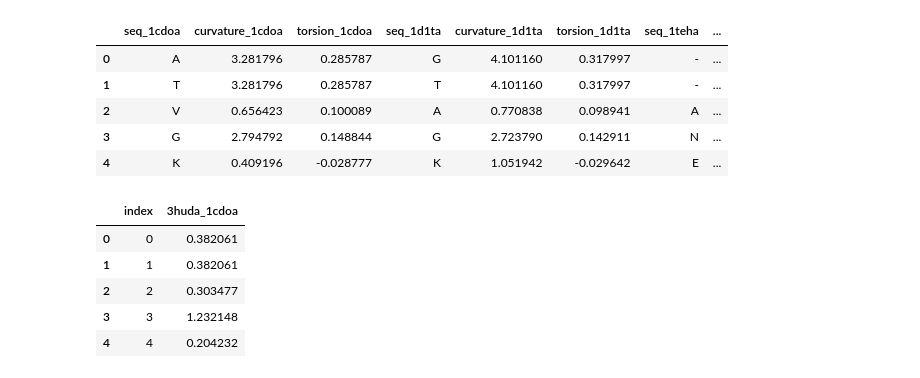
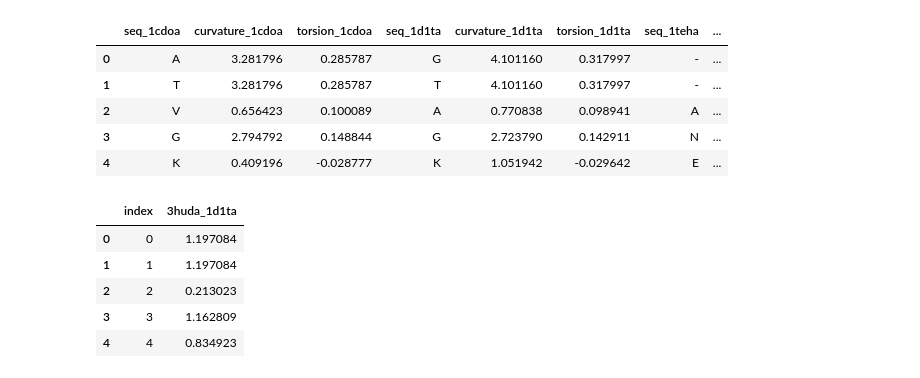
Before and after one commit to rwmontalvao/Melodia_py, a Jupyter notebook: examples/nb_py_melodia_pir_similarity.ipynb, the cells around one changed output. Drawn from its saved outputs; the diff is of its cells as text; code cells hidden in the pictures.

```diff
--- a/examples/nb_py_melodia_pir_similarity.ipynb
+++ b/examples/nb_py_melodia_pir_similarity.ipynb
@@ -108,16 +108,16 @@ dfa.head()
 | 3 | G | 2.794792 | 0.148844 | G | 2.723790 | 0.142911 | N | ... |
 | 4 | K | 0.409196 | -0.028777 | K | 1.051942 | -0.029642 | E | ... |
 # %%
-column = columns[0]
+column = columns[1]
 df_clust = dfa[column].copy().reset_index()
 df_clust.head()
 # %% [output]
-|  | index | 3huda_1cdoa |
-| 0 | 0 | 0.382061 |
-| 1 | 1 | 0.382061 |
-| 2 | 2 | 0.303477 |
-| 3 | 3 | 1.232148 |
-| 4 | 4 | 0.204232 |
+|  | index | 3huda_1d1ta |
+| 0 | 0 | 1.197084 |
+| 1 | 1 | 1.197084 |
+| 2 | 2 | 0.213023 |
+| 3 | 3 | 1.162809 |
+| 4 | 4 | 0.834923 |
 # %%
 df_clust.plot(x='index', y=column, figsize=(6.4*3.5, 4.8*1.5))
 plt.grid();
```
Also changed, not shown: parts of 4 cells of this notebook.
